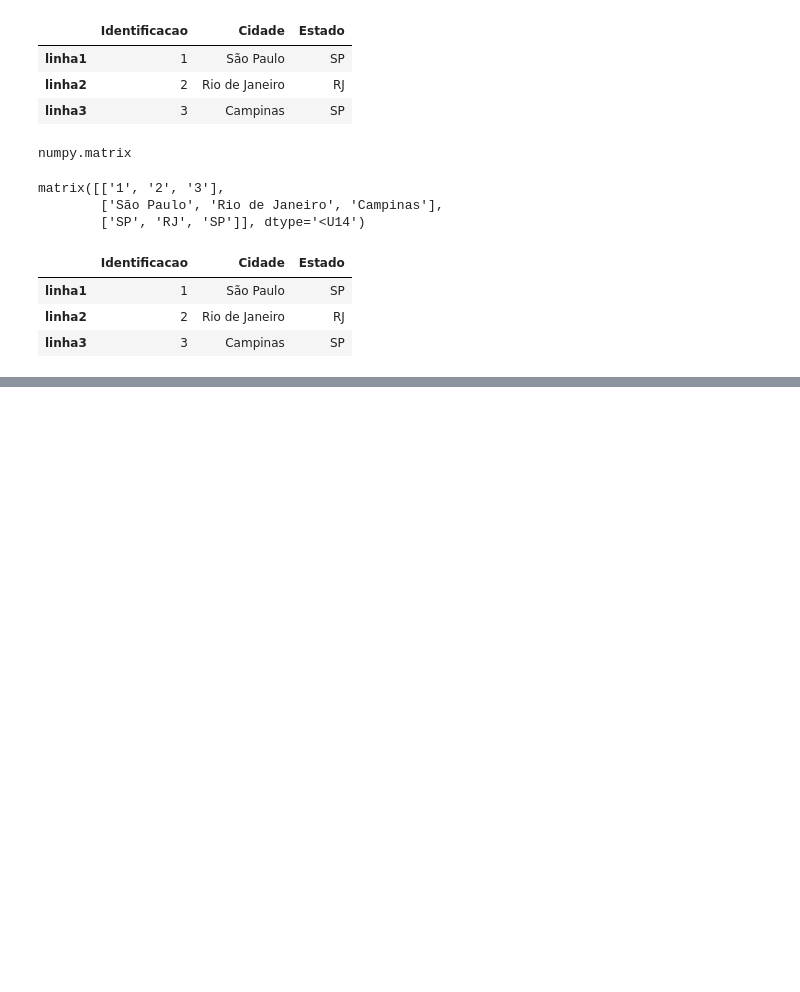
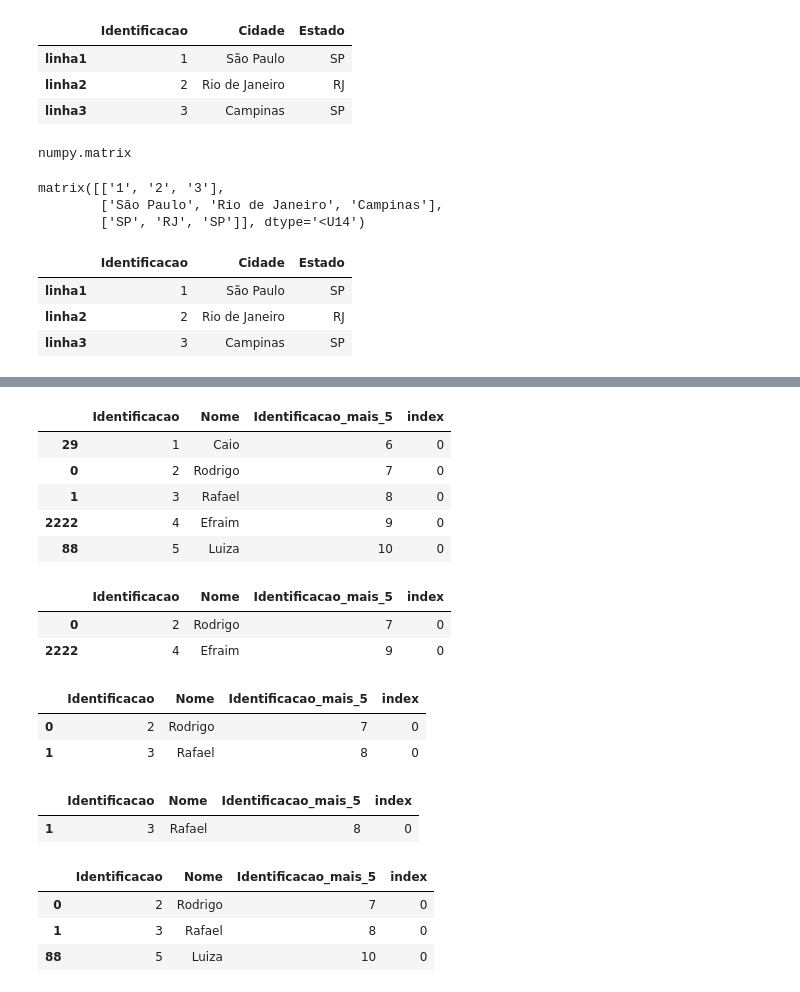
Before and after one commit to Kristhianno/Working_with_List_using_Python, a Jupyter notebook: Python_knowing_DataFrame.ipynb, the cells around one changed output, grey strips where cells are left out. Saved outputs shown, nothing was run; the diff lists cells and outputs as text; code cells hidden in the pictures; blank space fills up the shorter version.

```diff
--- a/Python_knowing_DataFrame.ipynb
+++ b/Python_knowing_DataFrame.ipynb
@@ -139,0 +233,33 @@ df6
+# %%
+df3
+# %% [output]
+|  | Identificacao | Nome | Identificacao_mais_5 | index |
+| 29 | 1 | Caio | 6 | 0 |
+| 0 | 2 | Rodrigo | 7 | 0 |
+| 1 | 3 | Rafael | 8 | 0 |
+| 2222 | 4 | Efraim | 9 | 0 |
+| 88 | 5 | Luiza | 10 | 0 |
+# %%
+df3[df3.Identificacao % 2 == 0]
+# %% [output]
+|  | Identificacao | Nome | Identificacao_mais_5 | index |
+| 0 | 2 | Rodrigo | 7 | 0 |
+| 2222 | 4 | Efraim | 9 | 0 |
+# %%
+df3[df3.Nome.str.contains('R')]
+# %% [output]
+|  | Identificacao | Nome | Identificacao_mais_5 | index |
+| 0 | 2 | Rodrigo | 7 | 0 |
+| 1 | 3 | Rafael | 8 | 0 |
+# %%
+df3[(df3.Nome.str.contains('R')) & (df3.Identificacao == 3)]
+# %% [output]
+|  | Identificacao | Nome | Identificacao_mais_5 | index |
+| 1 | 3 | Rafael | 8 | 0 |
+# %%
+df3[(df3.Nome.str.contains('R')) | (df3.Identificacao == 5)]
+# %% [output]
+|  | Identificacao | Nome | Identificacao_mais_5 | index |
+| 0 | 2 | Rodrigo | 7 | 0 |
+| 1 | 3 | Rafael | 8 | 0 |
+| 88 | 5 | Luiza | 10 | 0 |
```
Also changed, not shown: parts of 34 cells of this notebook.
